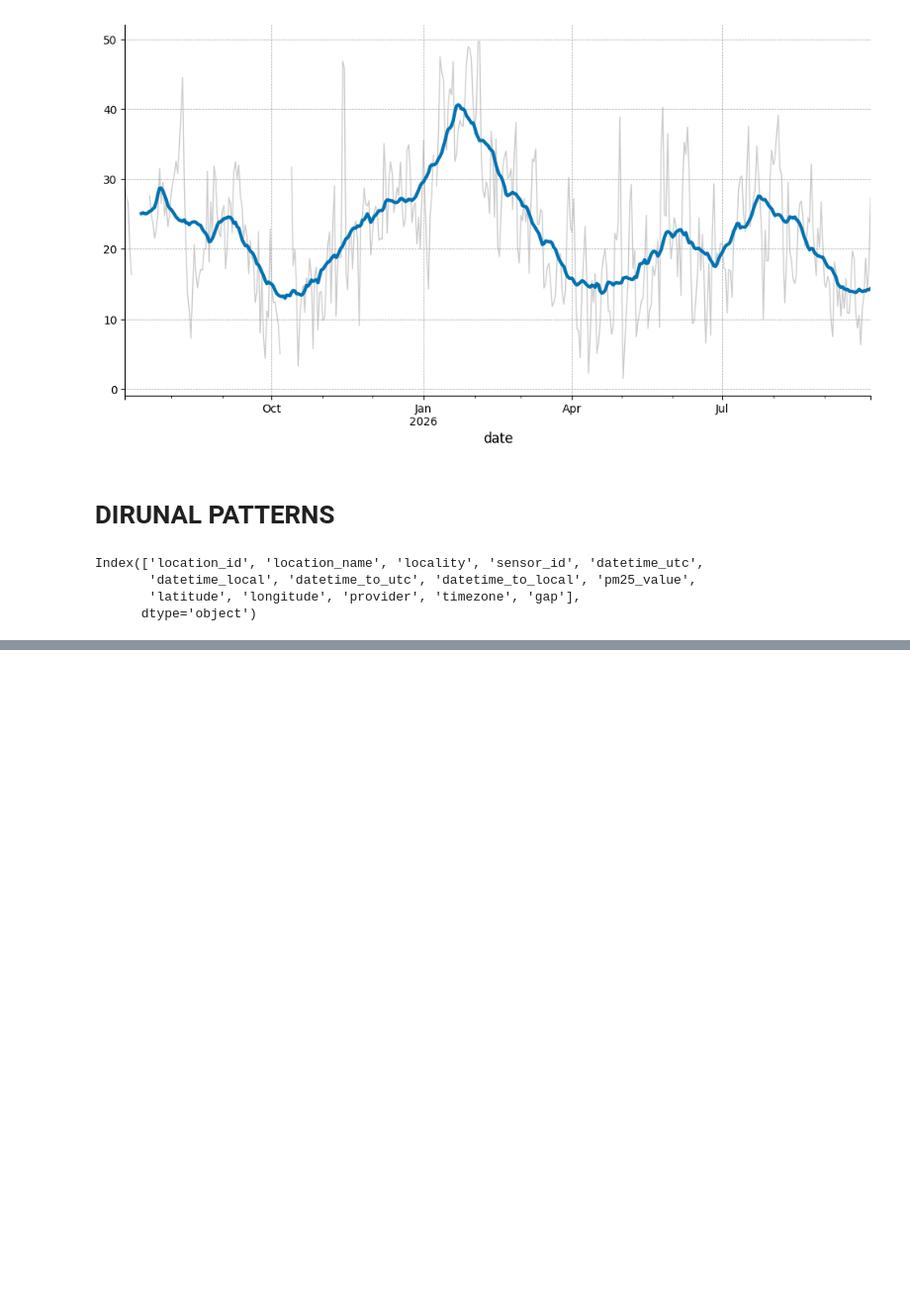
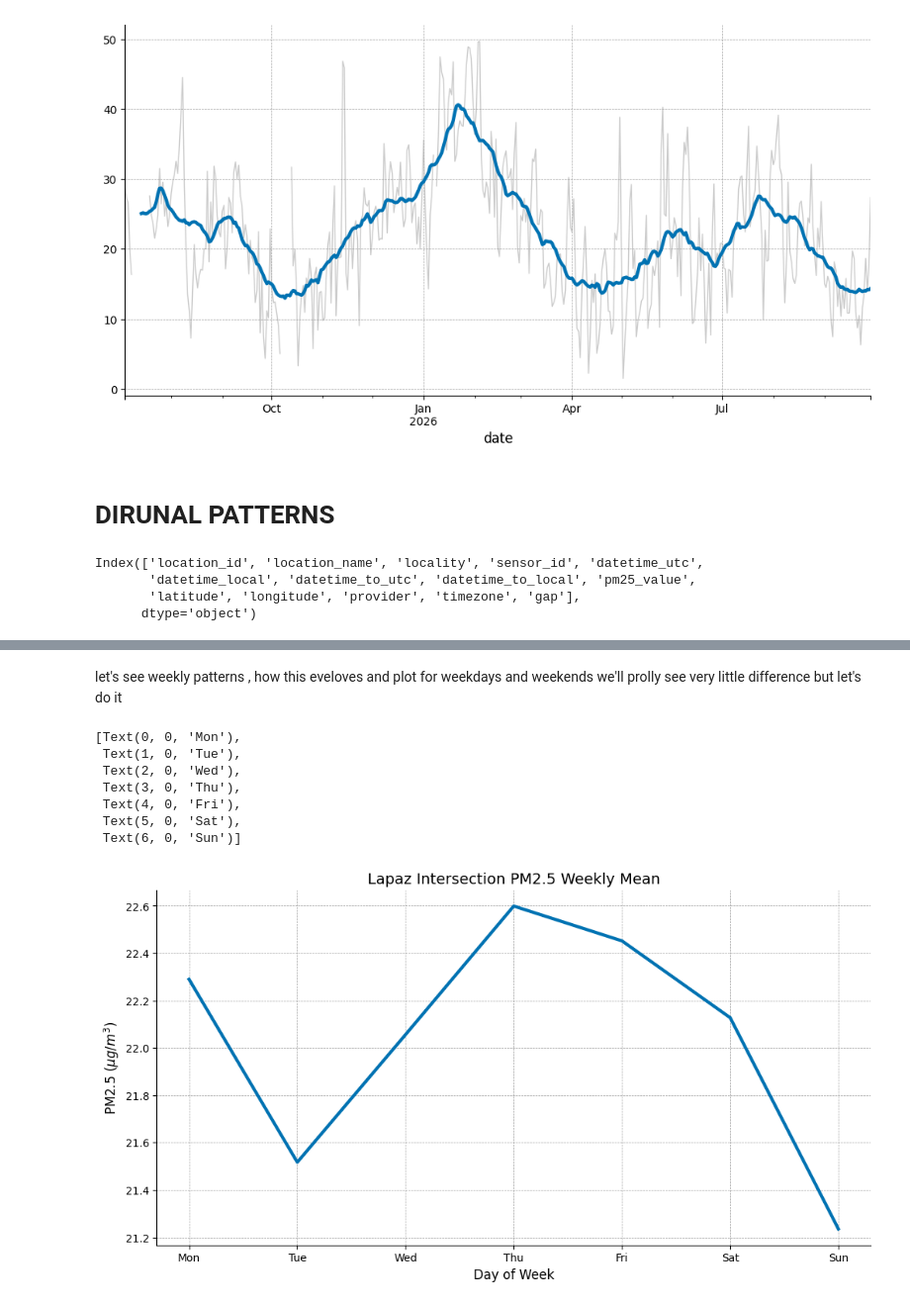
Before and after one commit to raidenkhan/Accra_sensor_data_science_project, a Jupyter notebook: Sensor_analysis.ipynb, the cells around one changed output, grey strips where cells are left out. Shown at 99% size. Saved outputs shown, nothing was run; the diff lists cells and outputs as text; code cells hidden in the pictures; blank space fills up the shorter version.

```diff
--- a/Sensor_analysis.ipynb
+++ b/Sensor_analysis.ipynb
@@ -220,0 +232,20 @@ diplot.fill_between(diurnal_hourly_iqr.index,diurnal_hourly_iqr[0.25],diurnal_ho
+# %% [markdown]
+let's see weekly patterns , how this eveloves and plot for weekdays and weekends we'll prolly see very little difference but let's do it
+# %%
+weekly_pattern=lapaz_full.groupby(lapaz_full.index.dayofweek)['pm25_value_filled'].mean()
+#plot weekly pattern
+weekplot=weekly_pattern.plot(figsize=(12,6),color=BLUE,linewidth=3)
+weekplot.set_title('Lapaz Intersection PM2.5 Weekly Mean')
+weekplot.set_xlabel('Day of Week')
+weekplot.set_ylabel('PM2.5 ($\mu g/m^3$)')
+weekplot.set_xticks(range(7))
+weekplot.set_xticklabels(['Mon','Tue','Wed','Thu','Fri','Sat','Sun'])
+# %% [output]
+[Text(0, 0, 'Mon'),
+ Text(1, 0, 'Tue'),
+ Text(2, 0, 'Wed'),
+ Text(3, 0, 'Thu'),
+ Text(4, 0, 'Fri'),
+ Text(5, 0, 'Sat'),
+ Text(6, 0, 'Sun')]
+[figure, added]
```
Also changed, not shown: parts of 5 cells of this notebook.
